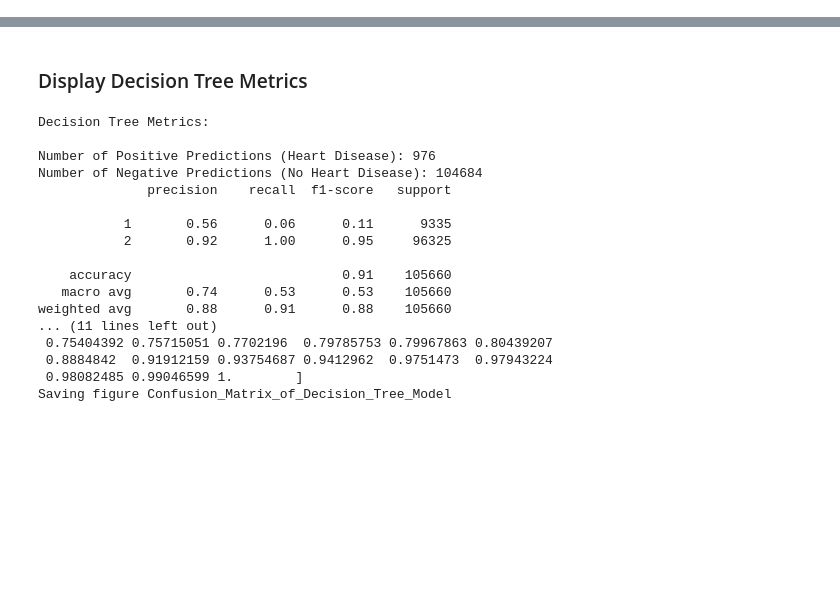
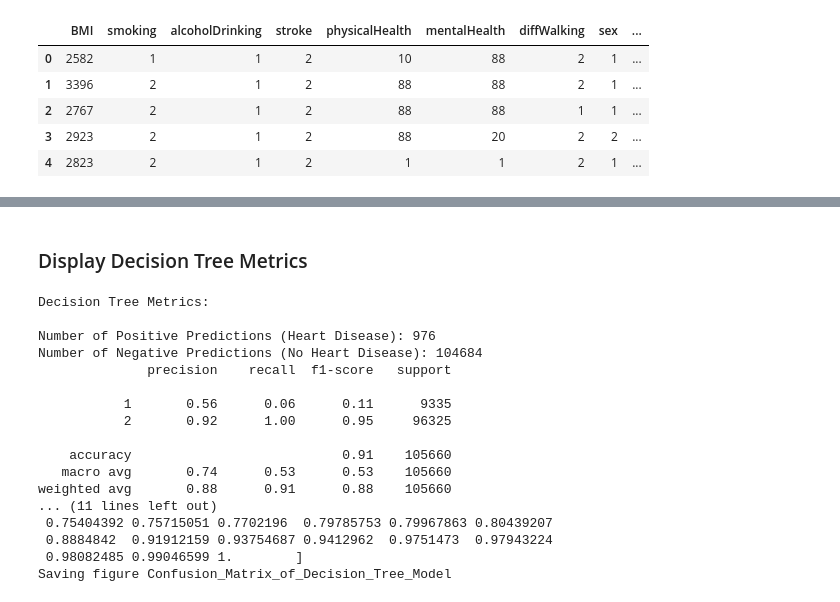
Before and after one commit to Suhyrhasan/Risk-Prediction-For-Heart-Disease, a Jupyter notebook: ModelEvaluation.ipynb, the cells around one changed output, grey strips where cells are left out. Saved outputs shown, nothing was run; the diff lists cells and outputs as text; code cells hidden in the pictures; blank space fills up the shorter version.

```diff
--- a/ModelEvaluation.ipynb
+++ b/ModelEvaluation.ipynb
@@ -72,0 +55,12 @@ x_train, y_train
+# %%
+HEARTDISEASE_RED_PATH = "dataset/afterpreprocessing/reduced"
+
+red_x_test = pd.read_csv(os.path.join(HEARTDISEASE_RED_PATH, f'heartDisease_red_x_test.csv'))
+red_x_test.head()
+# %% [output]
+|  | BMI | smoking | alcoholDrinking | stroke | physicalHealth | mentalHealth | diffWalking | sex | ... |
+| 0 | 2582 | 1 | 1 | 2 | 10 | 88 | 2 | 1 | ... |
+| 1 | 3396 | 2 | 1 | 2 | 88 | 88 | 2 | 1 | ... |
+| 2 | 2767 | 2 | 1 | 2 | 88 | 88 | 1 | 1 | ... |
+| 3 | 2923 | 2 | 1 | 2 | 88 | 20 | 2 | 2 | ... |
+| 4 | 2823 | 2 | 1 | 2 | 1 | 1 | 2 | 1 | ... |
```
Also changed, not shown: parts of 8 cells of this notebook.
